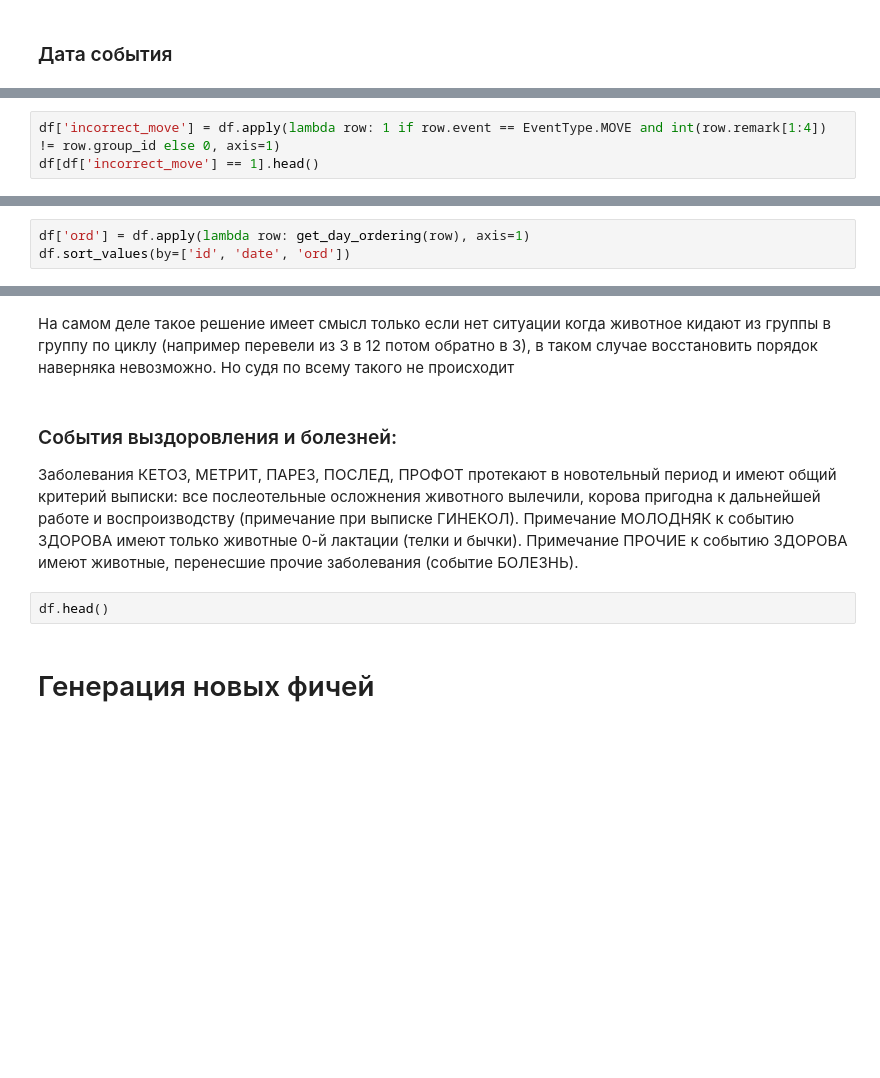
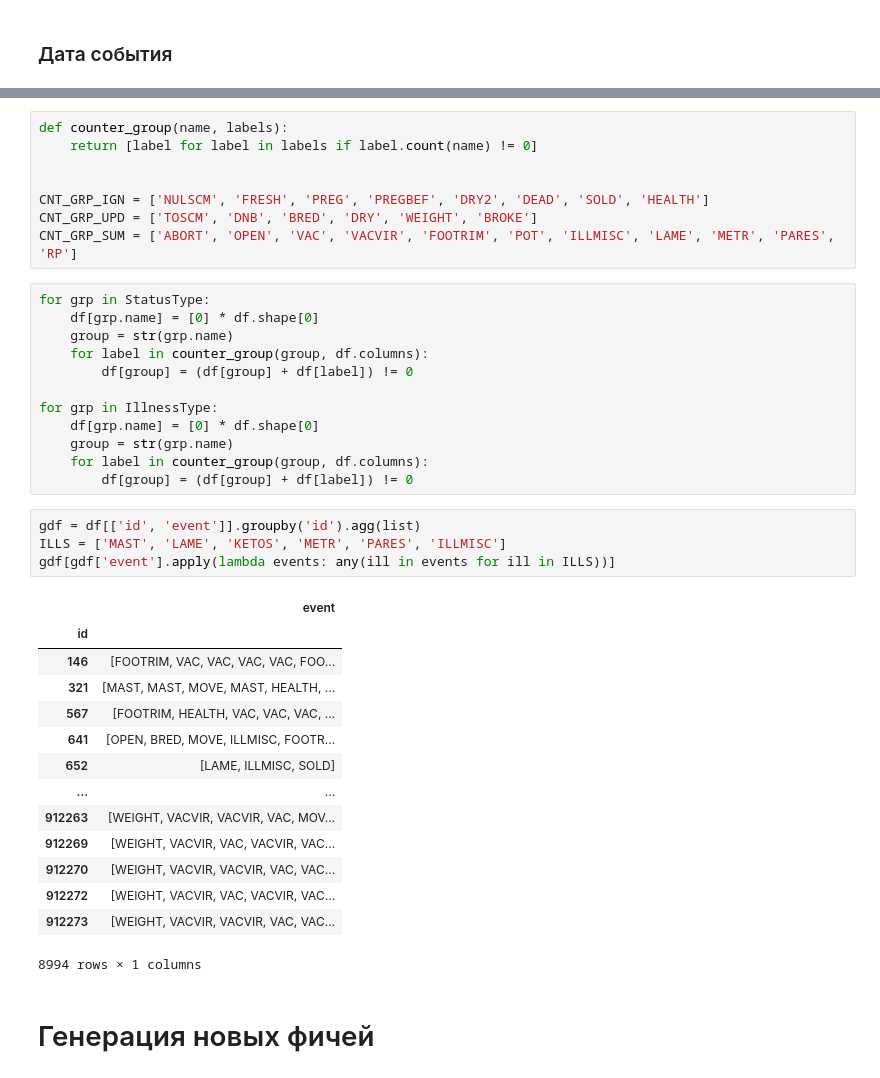
Before and after one commit to Desiment/cows-hack, a Jupyter notebook: notebooks/Preprocessing.ipynb, the cells around one changed output, grey strips where cells are left out. Cells and saved outputs as stored; diff of their text form; blank space fills up the shorter version.

```diff
--- a/notebooks/Preprocessing.ipynb
+++ b/notebooks/Preprocessing.ipynb
@@ -607,3 +540,0 @@ sf[sf['event'] > 3]
-# %%
-df['incorrect_move'] = df.apply(lambda row: 1 if row.event == EventType.MOVE and int(row.remark[1:4]) != row.group_id else 0, axis=1)
-df[df['incorrect_move'] == 1].head()
@@ -674,3 +540,0 @@ def get_day_ordering(r):
-# %%
-df['ord'] = df.apply(lambda row: get_day_ordering(row), axis=1)
-df.sort_values(by=['id', 'date', 'ord'])
@@ -683,9 +541,41 @@ df[((df['date'] == '7/22/2022') & (df['id'] == 807163))].head(10)
-# %% [markdown]
-На самом деле такое решение имеет смысл только если нет ситуации когда животное кидают из группы в группу по циклу (например перевели из 3 в 12 потом обратно в 3), в таком случае восстановить порядок наверняка невозможно. Но судя по всему такого не происходит
-# %% [markdown]
-###  Cобытия выздоровления и болезней:
-Заболевания КЕТОЗ, МЕТРИТ, ПАРЕЗ, ПОСЛЕД, ПРОФОТ протекают в новотельный период и имеют общий критерий выписки: все послеотельные осложнения животного вылечили, корова пригодна к дальнейшей работе и воспроизводству (примечание при выписке ГИНЕКОЛ). Примечание МОЛОДНЯК к событию ЗДОРОВА имеют только животные 0-й лактации (телки и бычки). Примечание ПРОЧИЕ к событию ЗДОРОВА имеют животные, перенесшие прочие заболевания (событие БОЛЕЗНЬ).
-# %%
-df.head()
+# %%
+def counter_group(name, labels):
+    return [label for label in labels if label.count(name) != 0]
+
+
+CNT_GRP_IGN = ['NULSCM', 'FRESH', 'PREG', 'PREGBEF', 'DRY2', 'DEAD', 'SOLD', 'HEALTH']
+CNT_GRP_UPD = ['TOSCM', 'DNB', 'BRED', 'DRY', 'WEIGHT', 'BROKE']
+CNT_GRP_SUM = ['ABORT', 'OPEN', 'VAC', 'VACVIR', 'FOOTRIM', 'POT', 'ILLMISC', 'LAME', 'METR', 'PARES', 'RP']
+# %%
+for grp in StatusType:
+    df[grp.name] = [0] * df.shape[0]
+    group = str(grp.name)
+    for label in counter_group(group, df.columns):
+        df[group] = (df[group] + df[label]) != 0
+
+for grp in IllnessType:
+    df[grp.name] = [0] * df.shape[0]
+    group = str(grp.name)
+    for label in counter_group(group, df.columns):
+        df[group] = (df[group] + df[label]) != 0
+# %%
+gdf = df[['id', 'event']].groupby('id').agg(list)
+ILLS = ['MAST', 'LAME', 'KETOS', 'METR', 'PARES', 'ILLMISC']
+gdf[gdf['event'].apply(lambda events: any(ill in events for ill in ILLS))]
+# %% [output]
+|  | event |
+| id |  |
+| 146 | [FOOTRIM, VAC, VAC, VAC, VAC, FOO... |
+| 321 | [MAST, MAST, MOVE, MAST, HEALTH, ... |
+| 567 | [FOOTRIM, HEALTH, VAC, VAC, VAC, ... |
+| 641 | [OPEN, BRED, MOVE, ILLMISC, FOOTR... |
+| 652 | [LAME, ILLMISC, SOLD] |
+| ... | ... |
+| 912263 | [WEIGHT, VACVIR, VACVIR, VAC, MOV... |
+| 912269 | [WEIGHT, VACVIR, VAC, VACVIR, VAC... |
+| 912270 | [WEIGHT, VACVIR, VACVIR, VAC, VAC... |
+| 912272 | [WEIGHT, VACVIR, VAC, VACVIR, VAC... |
+| 912273 | [WEIGHT, VACVIR, VACVIR, VAC, VAC... |
+8994 rows × 1 columns
 # %% [markdown]
 # Генерация новых фичей
```
Also changed, not shown: parts of 26 cells of this notebook.
